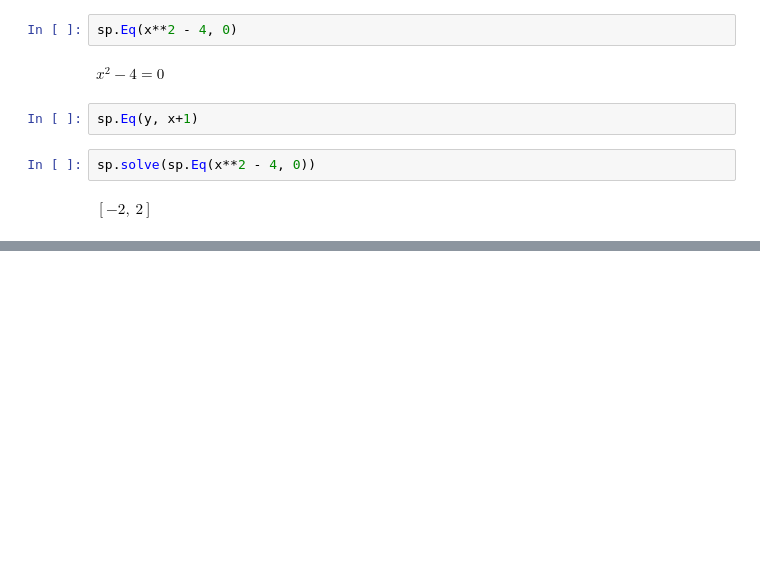
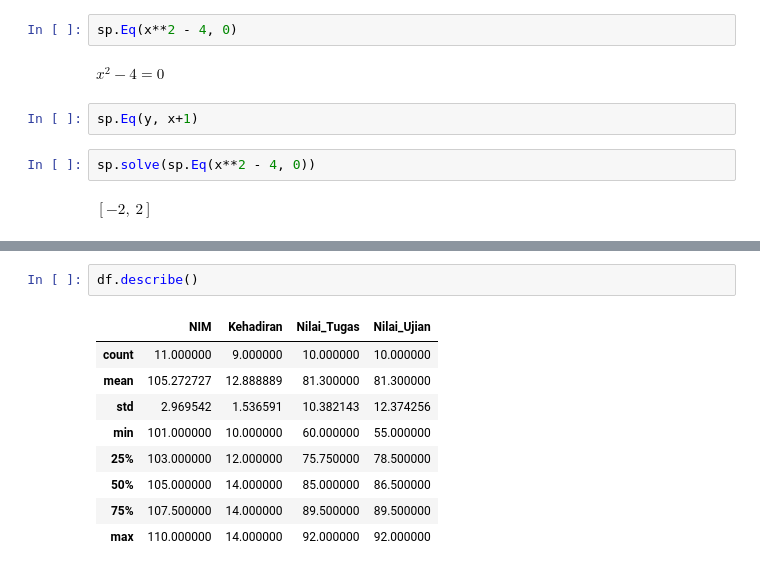
Before and after one commit to Karelptrp/source-code-smt2, a Jupyter notebook: matkul pak bisrul.ipynb, the cells around one changed output, grey strips where cells are left out. Drawn from its saved outputs; the diff is of its cells as text; blank space fills up the shorter version.

```diff
--- a/matkul pak bisrul.ipynb
+++ b/matkul pak bisrul.ipynb
@@ -742,0 +797,12 @@ $\displaystyle \left[ -2, \  2\right]$
+# %%
+df.describe()
+# %% [output]
+|  | NIM | Kehadiran | Nilai_Tugas | Nilai_Ujian |
+| count | 11.000000 | 9.000000 | 10.000000 | 10.000000 |
+| mean | 105.272727 | 12.888889 | 81.300000 | 81.300000 |
+| std | 2.969542 | 1.536591 | 10.382143 | 12.374256 |
+| min | 101.000000 | 10.000000 | 60.000000 | 55.000000 |
+| 25% | 103.000000 | 12.000000 | 75.750000 | 78.500000 |
+| 50% | 105.000000 | 14.000000 | 85.000000 | 86.500000 |
+| 75% | 107.500000 | 14.000000 | 89.500000 | 89.500000 |
+| max | 110.000000 | 14.000000 | 92.000000 | 92.000000 |
```
Also changed, not shown: parts of 24 cells of this notebook.
